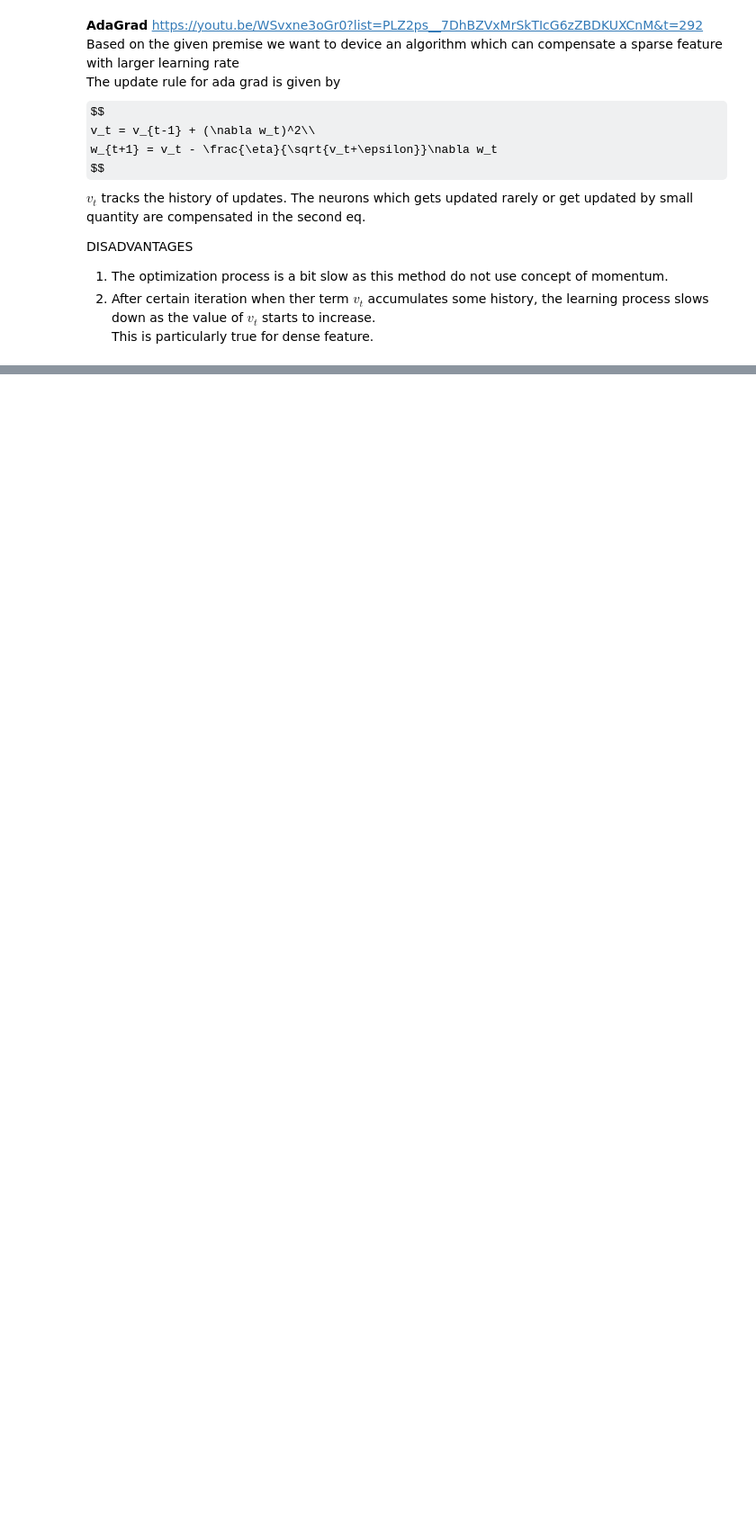
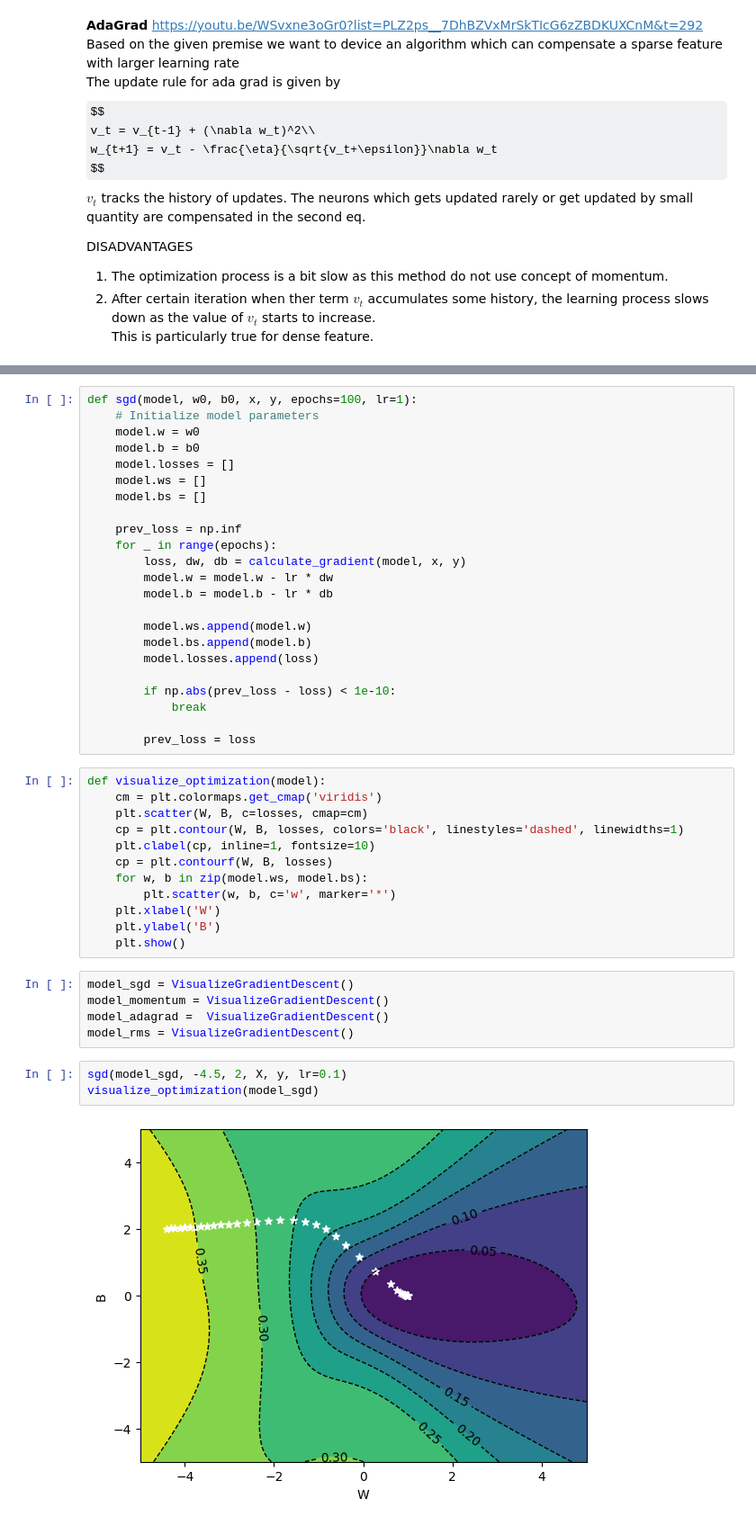
Before and after one commit to kishan-chakraborty/Scratch, a Jupyter notebook: MultiLayerPerceptron/GradientDescentAlgorithms/adaptive_gradient_descent.ipynb, the cells around one changed output, grey strips where cells are left out. Shown at 90% size. Drawn from its saved outputs; the diff is of its cells as text; some formulas as TeX source; blank space fills up the shorter version.

Commit message:
adaptive gradient descent algos and contour visua

```diff
--- a/MultiLayerPerceptron/GradientDescentAlgorithms/adaptive_gradient_descent.ipynb
+++ b/MultiLayerPerceptron/GradientDescentAlgorithms/adaptive_gradient_descent.ipynb
@@ -41,0 +246,45 @@ $$
+# %%
+def sgd(model, w0, b0, x, y, epochs=100, lr=1):
+    # Initialize model parameters
+    model.w = w0
+    model.b = b0
+    model.losses = []
+    model.ws = []
+    model.bs = []
+
+    prev_loss = np.inf
+    for _ in range(epochs):
+        loss, dw, db = calculate_gradient(model, x, y)
+        model.w = model.w - lr * dw
+        model.b = model.b - lr * db
+
+        model.ws.append(model.w)
+        model.bs.append(model.b)
+        model.losses.append(loss)
+
+        if np.abs(prev_loss - loss) < 1e-10:
+            break
+
+        prev_loss = loss
+# %%
+def visualize_optimization(model):
+    cm = plt.colormaps.get_cmap('viridis')
+    plt.scatter(W, B, c=losses, cmap=cm)
+    cp = plt.contour(W, B, losses, colors='black', linestyles='dashed', linewidths=1)
+    plt.clabel(cp, inline=1, fontsize=10)
+    cp = plt.contourf(W, B, losses)
+    for w, b in zip(model.ws, model.bs):
+        plt.scatter(w, b, c='w', marker='*')
+    plt.xlabel('W')
+    plt.ylabel('B')
+    plt.show()
+# %%
+model_sgd = VisualizeGradientDescent()
+model_momentum = VisualizeGradientDescent()
+model_adagrad =  VisualizeGradientDescent()
+model_rms = VisualizeGradientDescent()
+# %%
+sgd(model_sgd, -4.5, 2, X, y, lr=0.1)
+visualize_optimization(model_sgd)
+# %% [output]
+[figure, added]
```
Also changed, not shown: parts of 18 cells of this notebook, 1 other file.
